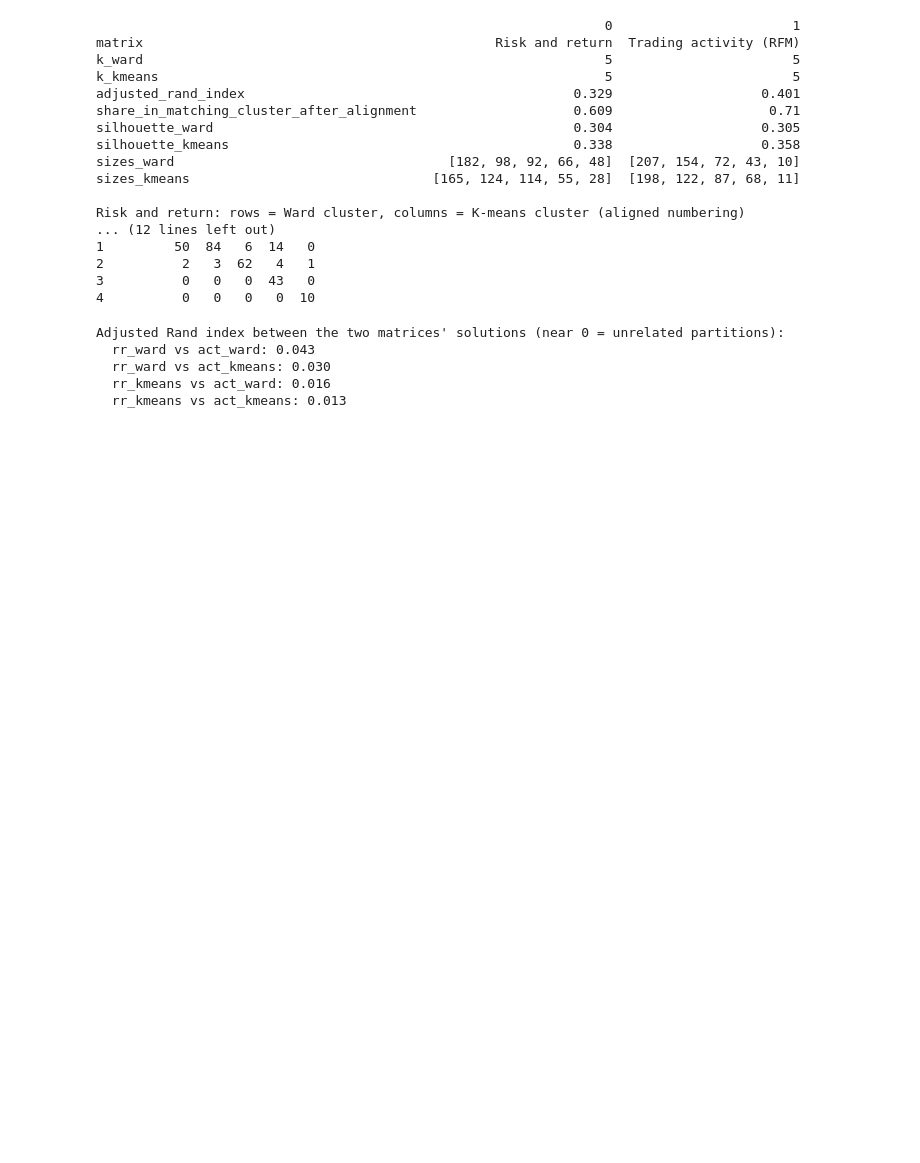
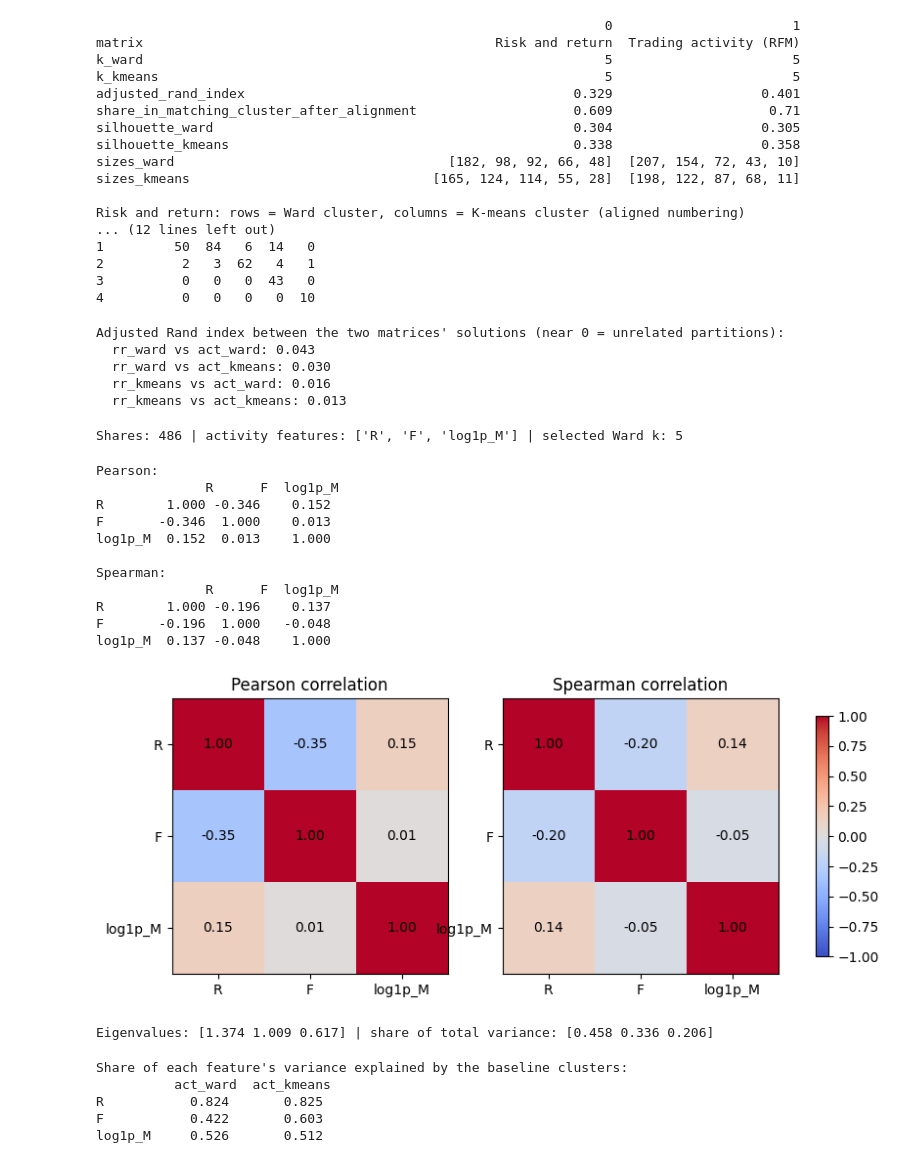
Before and after one commit to nemitha21/S-P500_Stock_Analysis_CWK1, a Jupyter notebook: S&P500_Stock_Analysis_CWK1.ipynb, the cells around one changed output. Saved outputs shown, nothing was run; the diff lists cells and outputs as text; code cells hidden in the pictures; blank space fills up the shorter version.

```diff
--- a/S&P500_Stock_Analysis_CWK1.ipynb
+++ b/S&P500_Stock_Analysis_CWK1.ipynb
@@ -1452,3 +1452,81 @@ Adjusted Rand index between the two matrices' solutions (near 0 = unrelated part
   rr_ward vs act_kmeans: 0.030
   rr_kmeans vs act_ward: 0.016
   rr_kmeans vs act_kmeans: 0.013
+# %%
+#2.5 RFM sensitivity
+
+import os, json
+import numpy as np
+import pandas as pd
+import matplotlib.pyplot as plt
+from sklearn.preprocessing import StandardScaler
+from sklearn.cluster import AgglomerativeClustering
+from sklearn.metrics import adjusted_rand_score, silhouette_score
+from scipy.optimize import linear_sum_assignment
+
+os.makedirs("outputs/figures", exist_ok=True)
+
+out = pd.read_csv("outputs/cluster_assignments_baseline.csv", index_col=0)
+X_raw = pd.read_csv("outputs/X_activity_raw.csv", index_col=0)        # R (or log1p_R), F, log1p_M
+X_sc = pd.read_csv("outputs/X_activity_scaled.csv", index_col=0)
+orig = pd.read_csv("outputs/features_common_set_original_units.csv", index_col=0)
+meta = json.load(open("outputs/clustering_metadata.json"))
+K = meta["K_CHOICE"]["act_ward"]                                      # the selected Ward RFM cluster count
+
+assert out.index.equals(X_raw.index) and out.index.equals(X_sc.index) and out.index.equals(orig.index)
+print("Shares:", len(out), "| activity features:", list(X_raw.columns), "| selected Ward k:", K)
+# %% [output]
+Shares: 486 | activity features: ['R', 'F', 'log1p_M'] | selected Ward k: 5
+# %%
+pear = X_raw.corr(method="pearson")
+spear = X_raw.corr(method="spearman")
+print("Pearson:\n", pear.round(3), "\n\nSpearman:\n", spear.round(3))
+pear.round(4).to_csv("outputs/rfm_correlations_pearson.csv")
+spear.round(4).to_csv("outputs/rfm_correlations_spearman.csv")
+
+fig, ax = plt.subplots(1, 2, figsize=(10, 4))
+for a, (name, cm) in zip(ax, [("Pearson", pear), ("Spearman", spear)]):
+    im = a.imshow(cm.values, vmin=-1, vmax=1, cmap="coolwarm")
+    a.set_xticks(range(len(cm))); a.set_xticklabels(cm.columns)
+    a.set_yticks(range(len(cm))); a.set_yticklabels(cm.columns)
+    for i in range(len(cm)):
+        for j in range(len(cm)):
+            a.text(j, i, f"{cm.values[i, j]:.2f}", ha="center", va="center")
+    a.set_title(f"{name} correlation")
+fig.colorbar(im, ax=ax, shrink=0.8)
+plt.savefig("outputs/figures/fig_rfm_correlations.png", dpi=200, bbox_inches="tight")
+plt.show()
+# %% [output]
+Pearson:
+              R      F  log1p_M
+R        1.000 -0.346    0.152
+F       -0.346  1.000    0.013
+log1p_M  0.152  0.013    1.000
+
+Spearman:
+              R      F  log1p_M
+R        1.000 -0.196    0.137
+F       -0.196  1.000   -0.048
+log1p_M  0.137 -0.048    1.000
+[figure, added]
+# %%
+eig = np.sort(np.linalg.eigvalsh(pear.values))[::-1]
+print("Eigenvalues:", eig.round(3), "| share of total variance:", (eig / eig.sum()).round(3))
+# %% [output]
+Eigenvalues: [1.374 1.009 0.617] | share of total variance: [0.458 0.336 0.206]
+# %%
+def eta_squared(Xs, labels):
+    grand = Xs.mean()
+    total = ((Xs - grand) ** 2).sum()
+    between = sum(len(d) * (d.mean() - grand) ** 2 for _, d in Xs.groupby(labels))
+    return between / total
+
+eta = pd.DataFrame({sol: eta_squared(X_sc, out[sol]) for sol in ["act_ward", "act_kmeans"]})
+print("\nShare of each feature's variance explained by the baseline clusters:\n", eta.round(3))
+eta.round(4).to_csv("outputs/rfm_eta_squared_baseline.csv")
+# %% [output]
+Share of each feature's variance explained by the baseline clusters:
+          act_ward  act_kmeans
+R           0.824       0.825
+F           0.422       0.603
+log1p_M     0.526       0.512
```
Also changed, not shown: parts of 4 cells of this notebook.
